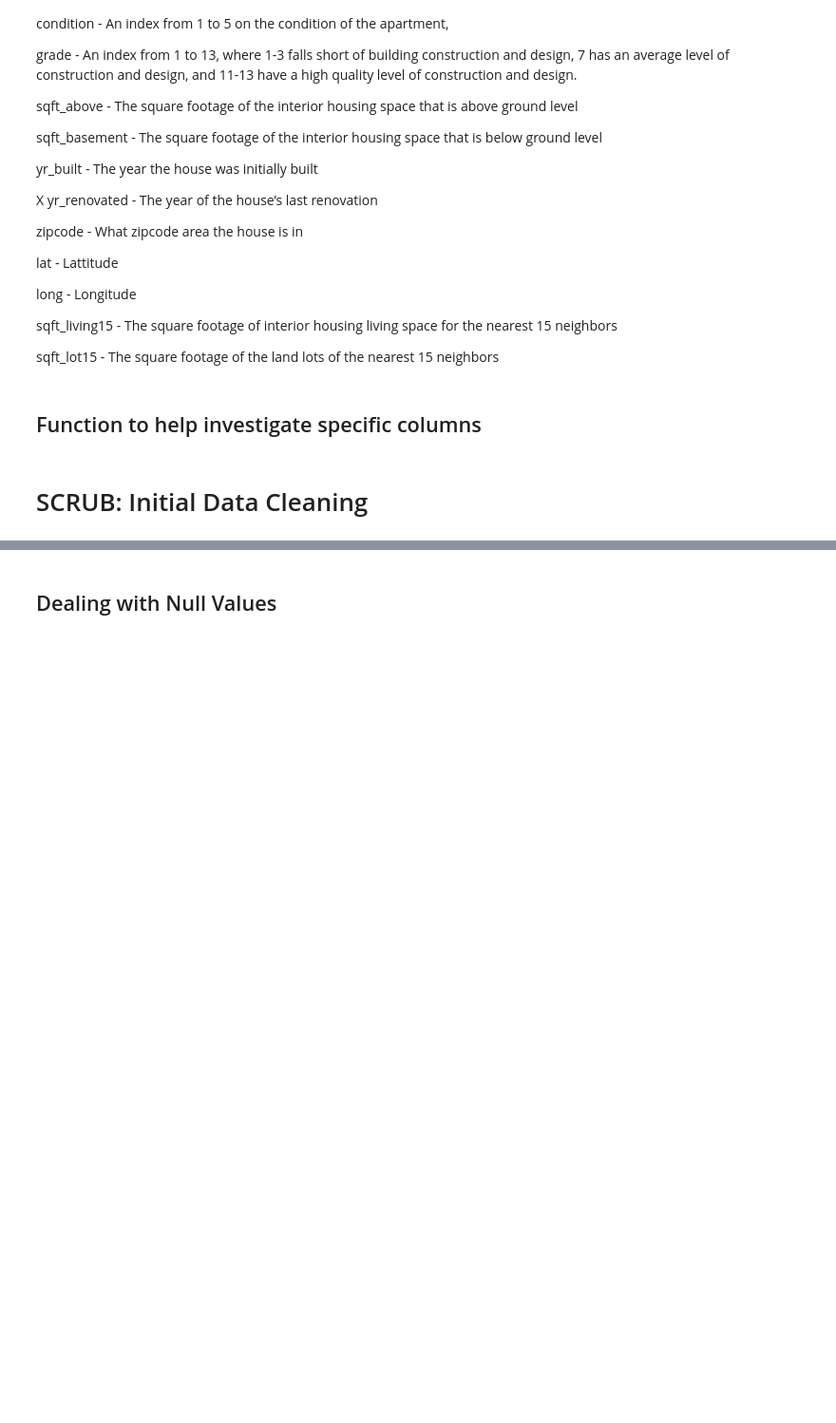
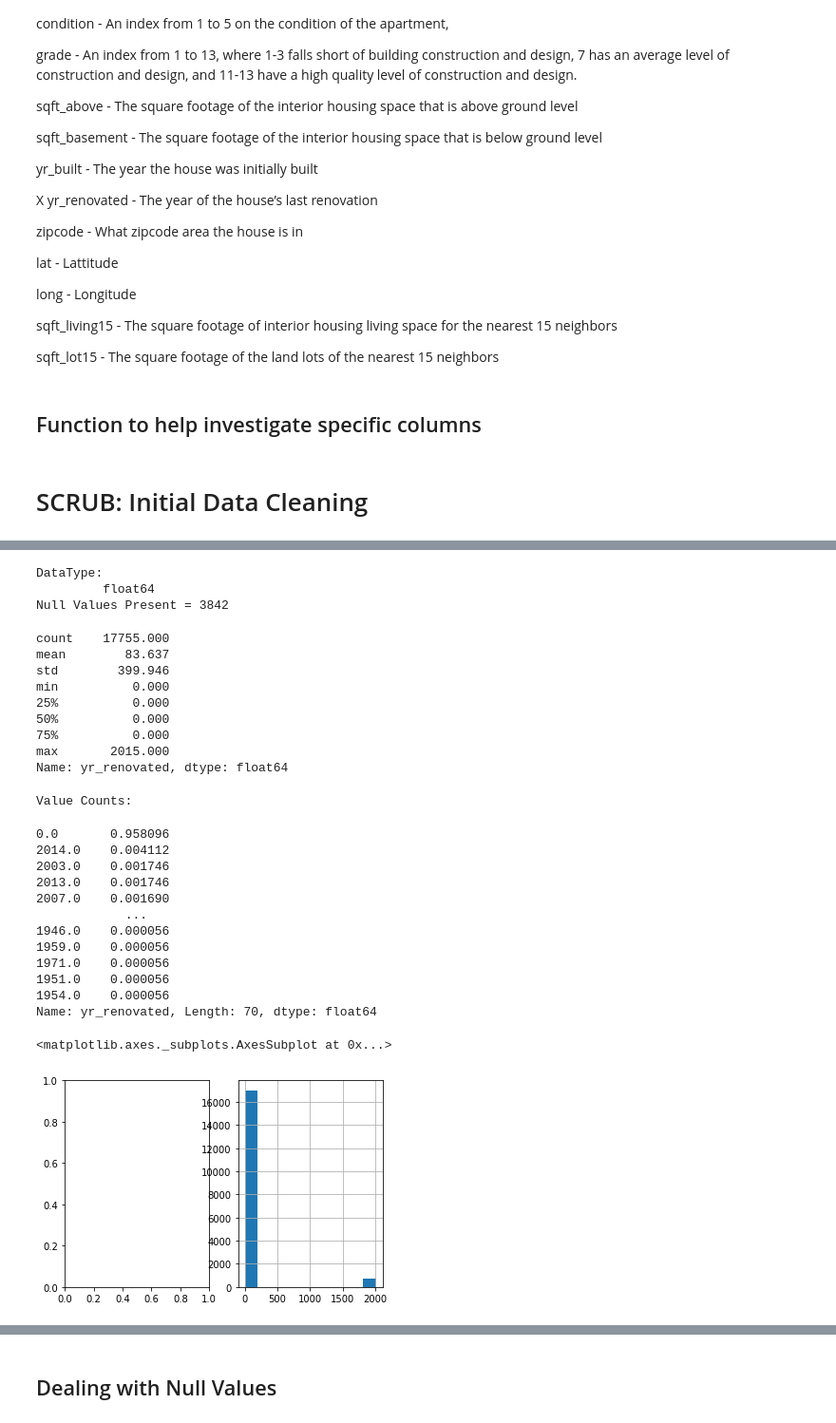
Before and after one commit to andiosika/dsc-v2-mod1-final-project-online-ds-pt-100719, a Jupyter notebook: student.ipynb, the cells around one changed output, grey strips where cells are left out. Shown at 95% size. Cells and saved outputs as stored; diff of their text form; code cells hidden in the pictures; blank space fills up the shorter version.

```diff
--- a/student.ipynb
+++ b/student.ipynb
@@ -174,0 +237,31 @@ kc['sqft_basement'] = pd.to_numeric(kc['sqft_basement'],errors='coerce')
+# %%
+check_column(kc, 'yr_renovated')
+kc['yr_renovated'].hist()
+# %% [output]
+DataType:
+         float64
+Null Values Present = 3842
+count    17755.000
+mean        83.637
+std        399.946
+min          0.000
+25%          0.000
+50%          0.000
+75%          0.000
+max       2015.000
+Name: yr_renovated, dtype: float64
+Value Counts:
+0.0       0.958096
+2014.0    0.004112
+2003.0    0.001746
+2013.0    0.001746
+2007.0    0.001690
+            ...
+1946.0    0.000056
+1959.0    0.000056
+1971.0    0.000056
+1951.0    0.000056
+1954.0    0.000056
+Name: yr_renovated, Length: 70, dtype: float64
+<matplotlib.axes._subplots.AxesSubplot at 0x...>
+[figure, added]
```
Also changed, not shown: parts of 56 cells of this notebook.
